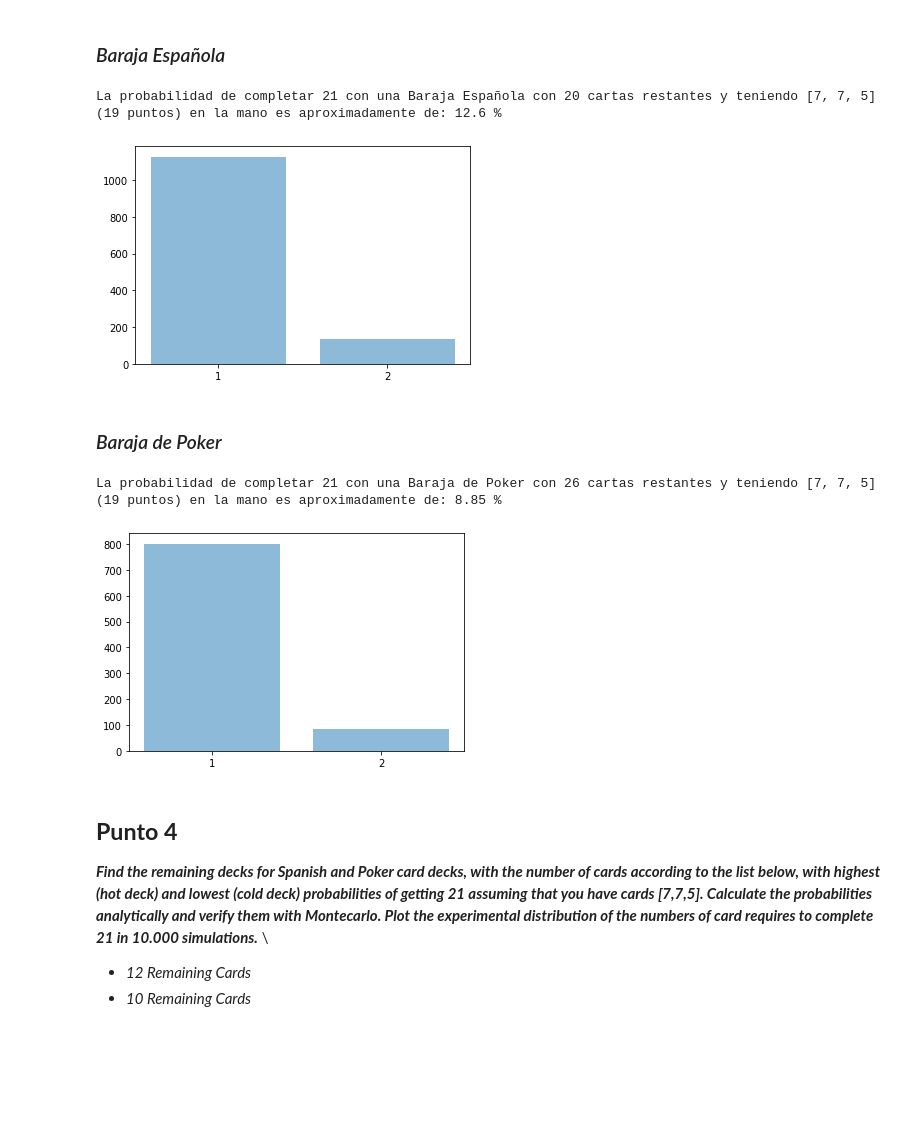
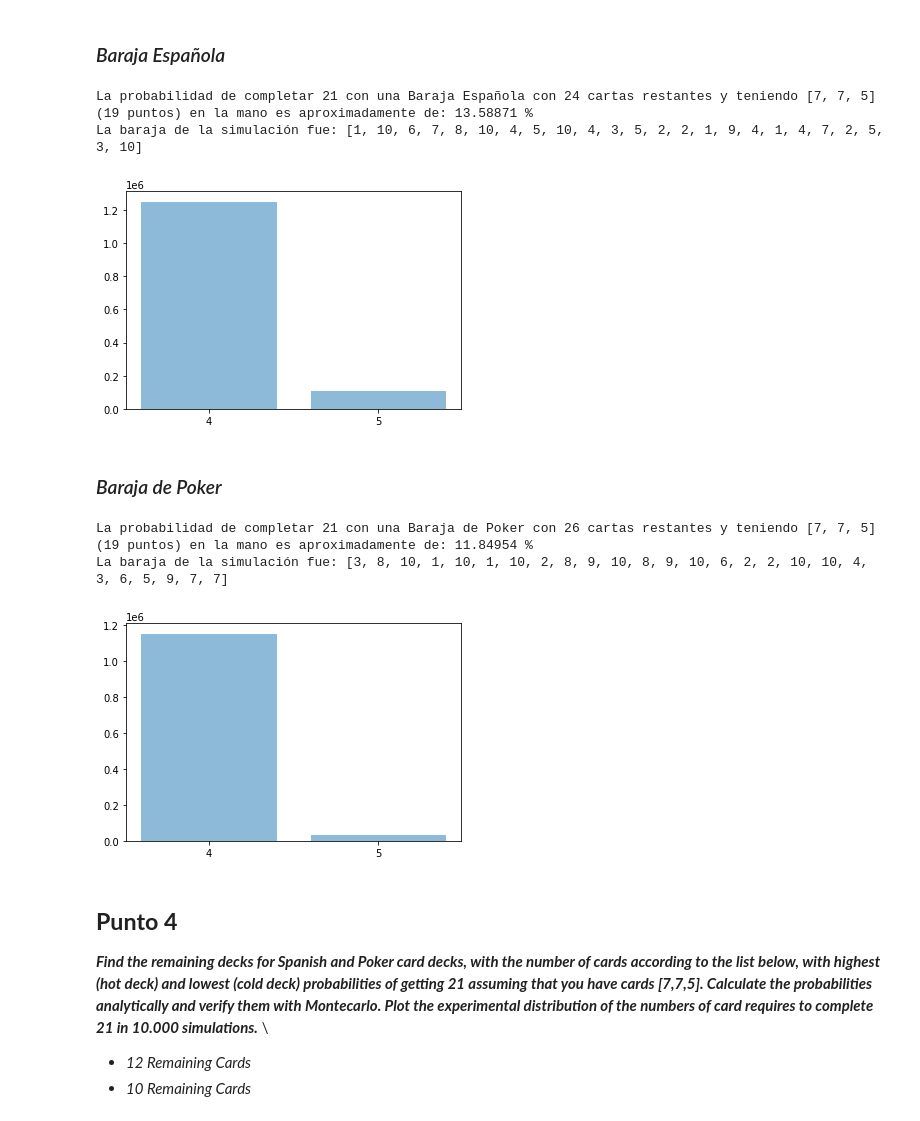
Before and after one commit to jalarconb/AlgorithmsUN2020II, a Jupyter notebook: 21BlackjackGrClass2StGrooup23.ipynb, the cells around one changed output. Saved outputs shown, nothing was run; the diff lists cells and outputs as text; code cells hidden in the pictures; blank space fills up the shorter version.

Commit message:
Lab. 4 - V2
- Ajustados algunos puntos para coincidir con las nuevas indicaciones.
- Corregidos algunos errores de cálculo de probabilidades.

```diff
--- a/21BlackjackGrClass2StGrooup23.ipynb
+++ b/21BlackjackGrClass2StGrooup23.ipynb
@@ -163,13 +164,13 @@ def sacar_21_alter(deck_type, size, hand):
   # Se inicializan algunas variables claves.
   start_count = sum(hand)
   successful_events = 0
-  rep = 10000
+  rep = 10000000
 
   # Definición de las Barajas Completas
-  spanish_deck = [1,2,3,4,5,6,7,10,10,10,
-                  1,2,3,4,5,6,7,10,10,10,
-                  1,2,3,4,5,6,7,10,10,10,
-                  1,2,3,4,5,6,7,10,10,10]
+  spanish_deck = [1,2,3,4,5,6,7,8,9,10,10,10,
+                  1,2,3,4,5,6,7,8,9,10,10,10,
+                  1,2,3,4,5,6,7,8,9,10,10,10,
+                  1,2,3,4,5,6,7,8,9,10,10,10]
 
   poker_deck = [1,2,3,4,5,6,7,8,9,10,10,10,10,
                 1,2,3,4,5,6,7,8,9,10,10,10,10,
@@ -188,33 +189,34 @@ def sacar_21_alter(deck_type, size, hand):
   # Lista del Número de Cartas que se necesitaron en la iteración para llegar a 21 exactos:
   cards_to_win_list = []
 
+  # Se crea la baraja de la simulación.
+  deck_sim = r.sample(d,size)
+
   for _ in range(rep):
 
-    # Se crea la baraja de la iteración.
-    deck = r.sample(d,size)
+    # Inicializamos el deck de esta iteración basado en el deck escogido.
+    deck = deck_sim.copy()
 
     # Se establecen los puntos previos.
     count = start_count
-    cards_to_win = 0
+    cards_to_win = 3
+
     # Mientras no se llegue a 21 puntos o se pase, se sacan cartas del deck.
-    while True:
+    while count < 21:
       # Se toma una carta aleatoria (sin repetir la misma) del deck.
-      card = r.sample(deck,1)
+      card = r.choice(deck)
+      deck.remove(card)
       # Se lleva la cuenta de la repetición con la nueva carta .
-      count += card[0]
+      count += card
       # Se suma una carta para ganar.
       cards_to_win += 1
-      if count == 21:
-        # Si se ganó, se suma la última carta y se suma a eventos exitosos.
-        successful_events += 1
-        break
-      elif count >= 21:
-        # Si el intento fue fallido, solo se pasa a la siguiente iteración.
-        break
+
     # si se ganó, se agregan el numero de cartas que se necesitaron para ganar a la lista.
     if count == 21:
+      successful_events += 1
       cards_to_win_list.append(cards_to_win)
-  # se obtienen una tupla del numero de cartas que se necesitaron para ganar sin repetir
+
+  # Se obtienen una tupla del numero de cartas que se necesitaron para ganar sin repetir
   """
   Ejemplo:
   cards_to_win_list = [1,1,1,2,1,2,2,2,3,3,3]
@@ -242,20 +244,23 @@ def sacar_21_alter(deck_type, size, hand):
     deck_name = "de Poker"
 
   print("La probabilidad de completar 21 con una Baraja {2} con {3} cartas restantes y teniendo {4} ({1} puntos) en la mano es aproximadamente de: {0} %".format(prob, start_count, deck_name, size, hand))
+  print("La baraja de la simulación fue: {0}".format(deck_sim))
 # %% [markdown]
 ### *Baraja Española*
 # %%
-sacar_21_alter("spanish", 20, [7,7,5])
+sacar_21_alter("spanish", 24, [7,7,5])
 # %% [output]
-La probabilidad de completar 21 con una Baraja Española con 20 cartas restantes y teniendo [7, 7, 5] (19 puntos) en la mano es aproximadamente de: 12.6 %
+La probabilidad de completar 21 con una Baraja Española con 24 cartas restantes y teniendo [7, 7, 5] (19 puntos) en la mano es aproximadamente de: 13.58871 %
+La baraja de la simulación fue: [1, 10, 6, 7, 8, 10, 4, 5, 10, 4, 3, 5, 2, 2, 1, 9, 4, 1, 4, 7, 2, 5, 3, 10]
-[figure, old version]
+[figure, new version]
 # %% [markdown]
 ### *Baraja de Poker*
 # %%
 sacar_21_alter("poker", 26, [7,7,5])
 # %% [output]
-La probabilidad de completar 21 con una Baraja de Poker con 26 cartas restantes y teniendo [7, 7, 5] (19 puntos) en la mano es aproximadamente de: 8.85 %
+La probabilidad de completar 21 con una Baraja de Poker con 26 cartas restantes y teniendo [7, 7, 5] (19 puntos) en la mano es aproximadamente de: 11.84954 %
+La baraja de la simulación fue: [3, 8, 10, 1, 10, 1, 10, 2, 8, 9, 10, 8, 9, 10, 6, 2, 2, 10, 10, 4, 3, 6, 5, 9, 7, 7]
-[figure, old version]
+[figure, new version]
 # %% [markdown]
 ## **Punto 4**
 
```
Also changed, not shown: parts of 30 cells of this notebook.
